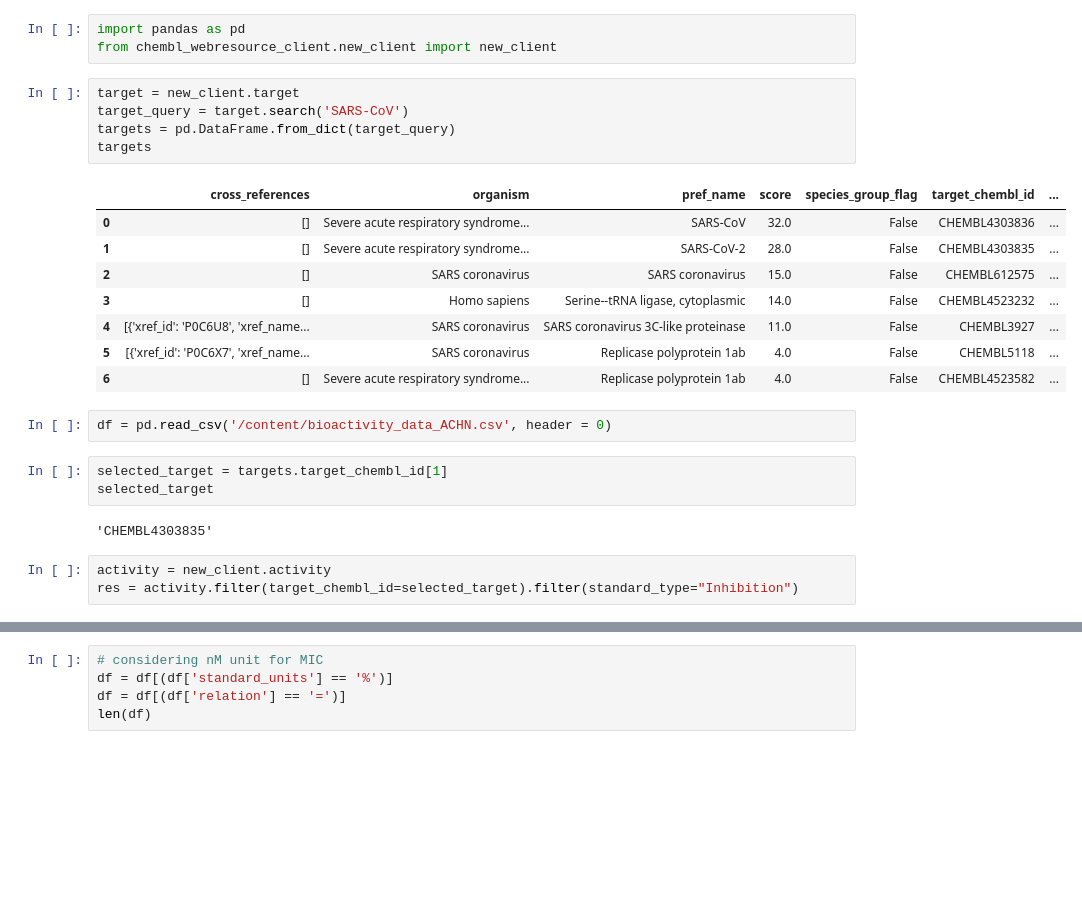
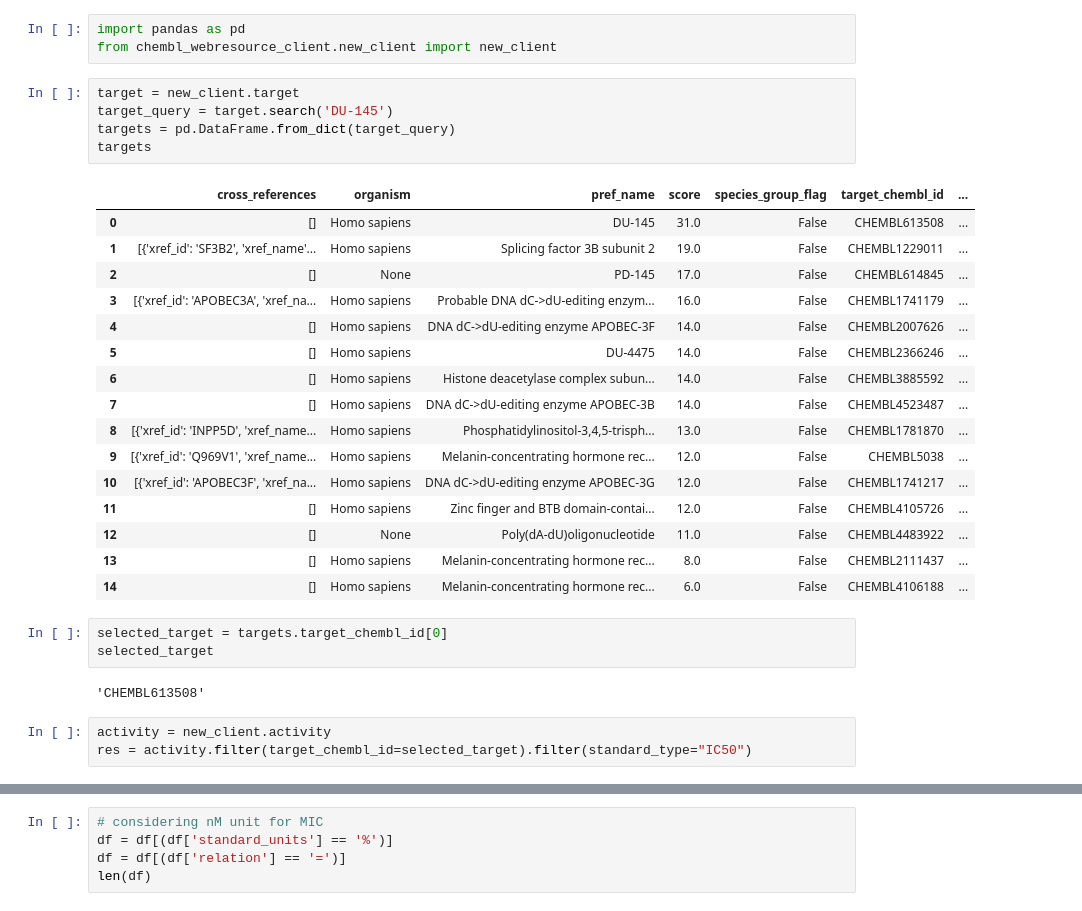
Before and after one commit to Jahan08/hERG-web-app, a Jupyter notebook: Retrieve-Data.ipynb, the cells around one changed output, grey strips where cells are left out. Cells and saved outputs as stored; diff of their text form; blank space fills up the shorter version.

```diff
--- a/Retrieve-Data.ipynb
+++ b/Retrieve-Data.ipynb
@@ -26,28 +26,34 @@ import pandas as pd
 from chembl_webresource_client.new_client import new_client
 # %%
 target = new_client.target
-target_query = target.search('SARS-CoV')
+target_query = target.search('DU-145')
 targets = pd.DataFrame.from_dict(target_query)
 targets
 # %% [output]
 |  | cross_references | organism | pref_name | score | species_group_flag | target_chembl_id | ... |
-| 0 | [] | Severe acute respiratory syndrome... | SARS-CoV | 32.0 | False | CHEMBL4303836 | ... |
-| 1 | [] | Severe acute respiratory syndrome... | SARS-CoV-2 | 28.0 | False | CHEMBL4303835 | ... |
-| 2 | [] | SARS coronavirus | SARS coronavirus | 15.0 | False | CHEMBL612575 | ... |
-| 3 | [] | Homo sapiens | Serine--tRNA ligase, cytoplasmic | 14.0 | False | CHEMBL4523232 | ... |
-| 4 | [{'xref_id': 'P0C6U8', 'xref_name... | SARS coronavirus | SARS coronavirus 3C-like proteinase | 11.0 | False | CHEMBL3927 | ... |
-| 5 | [{'xref_id': 'P0C6X7', 'xref_name... | SARS coronavirus | Replicase polyprotein 1ab | 4.0 | False | CHEMBL5118 | ... |
-| 6 | [] | Severe acute respiratory syndrome... | Replicase polyprotein 1ab | 4.0 | False | CHEMBL4523582 | ... |
+| 0 | [] | Homo sapiens | DU-145 | 31.0 | False | CHEMBL613508 | ... |
+| 1 | [{'xref_id': 'SF3B2', 'xref_name'... | Homo sapiens | Splicing factor 3B subunit 2 | 19.0 | False | CHEMBL1229011 | ... |
+| 2 | [] | None | PD-145 | 17.0 | False | CHEMBL614845 | ... |
+| 3 | [{'xref_id': 'APOBEC3A', 'xref_na... | Homo sapiens | Probable DNA dC->dU-editing enzym... | 16.0 | False | CHEMBL1741179 | ... |
+| 4 | [] | Homo sapiens | DNA dC->dU-editing enzyme APOBEC-3F | 14.0 | False | CHEMBL2007626 | ... |
+| 5 | [] | Homo sapiens | DU-4475 | 14.0 | False | CHEMBL2366246 | ... |
+| 6 | [] | Homo sapiens | Histone deacetylase complex subun... | 14.0 | False | CHEMBL3885592 | ... |
+| 7 | [] | Homo sapiens | DNA dC->dU-editing enzyme APOBEC-3B | 14.0 | False | CHEMBL4523487 | ... |
+| 8 | [{'xref_id': 'INPP5D', 'xref_name... | Homo sapiens | Phosphatidylinositol-3,4,5-trisph... | 13.0 | False | CHEMBL1781870 | ... |
+| 9 | [{'xref_id': 'Q969V1', 'xref_name... | Homo sapiens | Melanin-concentrating hormone rec... | 12.0 | False | CHEMBL5038 | ... |
+| 10 | [{'xref_id': 'APOBEC3F', 'xref_na... | Homo sapiens | DNA dC->dU-editing enzyme APOBEC-3G | 12.0 | False | CHEMBL1741217 | ... |
+| 11 | [] | Homo sapiens | Zinc finger and BTB domain-contai... | 12.0 | False | CHEMBL4105726 | ... |
+| 12 | [] | None | Poly(dA-dU)oligonucleotide | 11.0 | False | CHEMBL4483922 | ... |
+| 13 | [] | Homo sapiens | Melanin-concentrating hormone rec... | 8.0 | False | CHEMBL2111437 | ... |
+| 14 | [] | Homo sapiens | Melanin-concentrating hormone rec... | 6.0 | False | CHEMBL4106188 | ... |
-# %%
-df = pd.read_csv('/content/bioactivity_data_ACHN.csv', header = 0)
 # %%
-selected_target = targets.target_chembl_id[1]
+selected_target = targets.target_chembl_id[0]
 selected_target
 # %% [output]
-'CHEMBL4303835'
+'CHEMBL613508'
 # %%
 activity = new_client.activity
-res = activity.filter(target_chembl_id=selected_target).filter(standard_type="Inhibition")
+res = activity.filter(target_chembl_id=selected_target).filter(standard_type="IC50")
 # %%
 df = pd.DataFrame.from_dict(res)
 df
```
Also changed, not shown: parts of 5 cells of this notebook.
